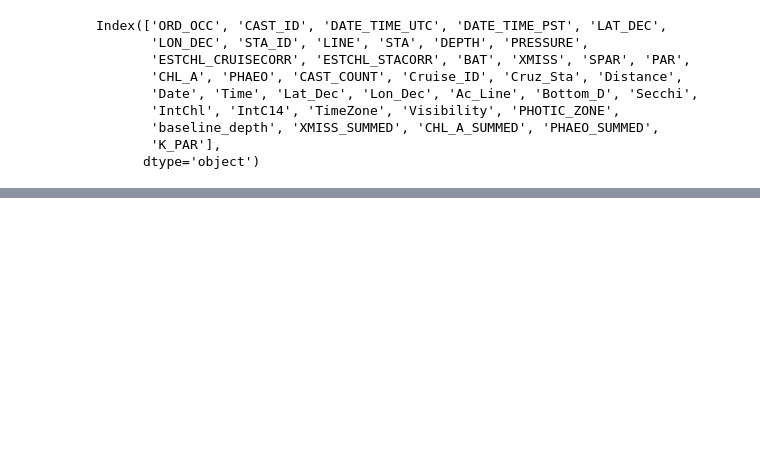
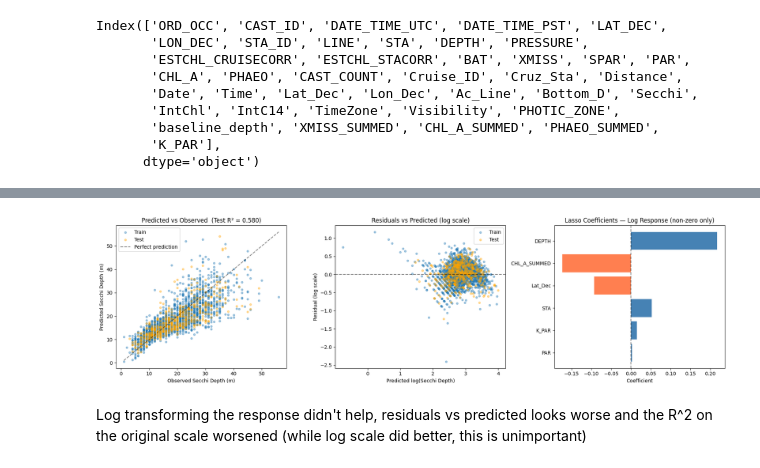
Before and after one commit to LucasC212/Scripps-Light-Attenuation-Capstone-Project, a Jupyter notebook: scripts/Lucas-elasticreg_enhanced_dataset.ipynb, the cells around one changed output, grey strips where cells are left out. Saved outputs shown, nothing was run; the diff lists cells and outputs as text; code cells hidden in the pictures; blank space fills up the shorter version.

```diff
--- a/scripts/Lucas-elasticreg_enhanced_dataset.ipynb
+++ b/scripts/Lucas-elasticreg_enhanced_dataset.ipynb
@@ -26,0 +474,41 @@ Index(['ORD_OCC', 'CAST_ID', 'DATE_TIME_UTC', 'DATE_TIME_PST', 'LAT_DEC',
+# %%
+fig, axes = plt.subplots(1, 3, figsize=(18, 5))
+
+# 1. Predicted vs Observed (back-transformed)
+axes[0].scatter(y_train_bt, y_pred_train_bt, alpha=0.4, label='Train', s=15)
+axes[0].scatter(y_test_bt,  y_pred_test_bt,  alpha=0.4, label='Test', color='orange', s=15)
+lims_log = [min(y_train_bt.min(), y_test_bt.min()), max(y_train_bt.max(), y_test_bt.max())]
+axes[0].plot(lims_log, lims_log, 'k--', alpha=0.5, label='Perfect prediction')
+axes[0].set_xlabel('Observed Secchi Depth (m)')
+axes[0].set_ylabel('Predicted Secchi Depth (m)')
+axes[0].set_title(f'Predicted vs Observed  (Test R² = {r2_score(y_test_bt, y_pred_test_bt):.3f})')
+axes[0].legend()
+
+# 2. Residuals vs Predicted (on log scale to assess homoscedasticity)
+res_train_log = y_train_log - y_pred_train_log
+res_test_log  = y_test_log  - y_pred_test_log
+axes[1].scatter(y_pred_train_log, res_train_log, alpha=0.4, label='Train', s=15)
+axes[1].scatter(y_pred_test_log,  res_test_log,  alpha=0.4, label='Test', color='orange', s=15)
+axes[1].axhline(0, color='k', linestyle='--', alpha=0.5)
+axes[1].set_xlabel('Predicted log(Secchi Depth)')
+axes[1].set_ylabel('Residual (log scale)')
+axes[1].set_title('Residuals vs Predicted (log scale)')
+axes[1].legend()
+
+# 3. Feature coefficient bar plot (non-zero only)
+coef_nz_log = coef_df_log[coef_df_log['Coefficient'] != 0]
+colors_log = ['steelblue' if c > 0 else 'coral' for c in coef_nz_log['Coefficient']]
+axes[2].barh(range(len(coef_nz_log)), coef_nz_log['Coefficient'].values, color=colors_log)
+axes[2].set_yticks(range(len(coef_nz_log)))
+axes[2].set_yticklabels(coef_nz_log['Feature'].values)
+axes[2].invert_yaxis()
+axes[2].axvline(0, color='k', linestyle='--', alpha=0.5)
+axes[2].set_xlabel('Coefficient')
+axes[2].set_title('Lasso Coefficients — Log Response (non-zero only)')
+
+plt.tight_layout()
+plt.show()
+# %% [output]
+[figure, added]
+# %% [markdown]
+Log transforming the response didn't help, residuals vs predicted looks worse and the R^2 on the original scale worsened (while log scale did better, this is unimportant)
```
Also changed, not shown: parts of 14 cells of this notebook, 3 other files.
